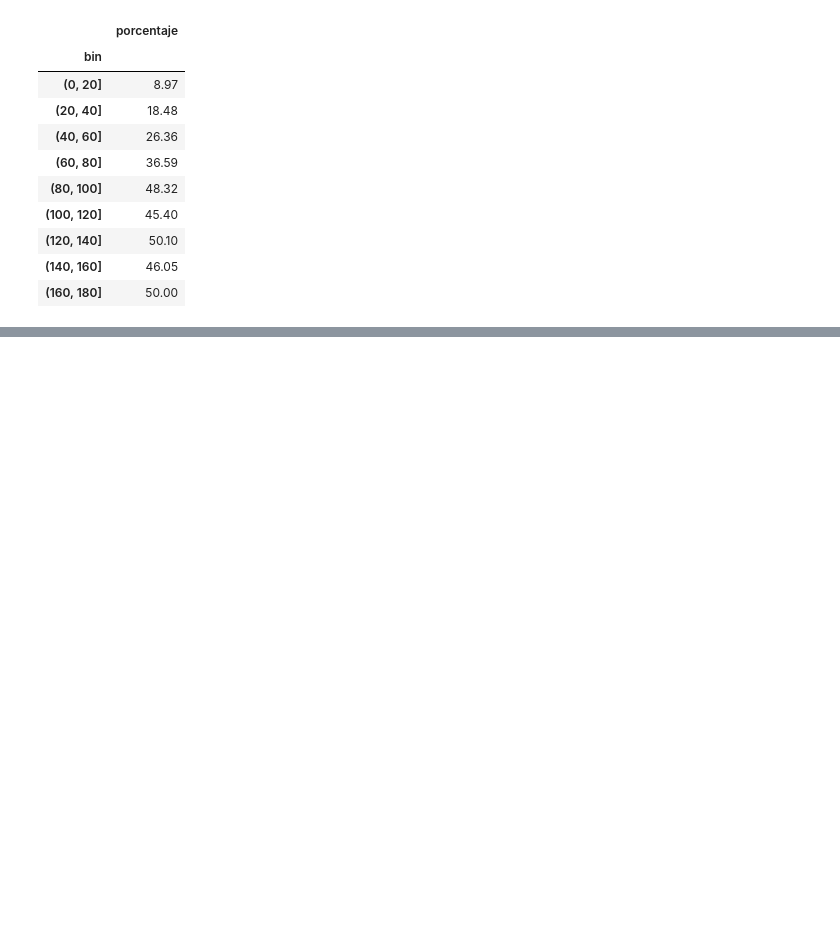
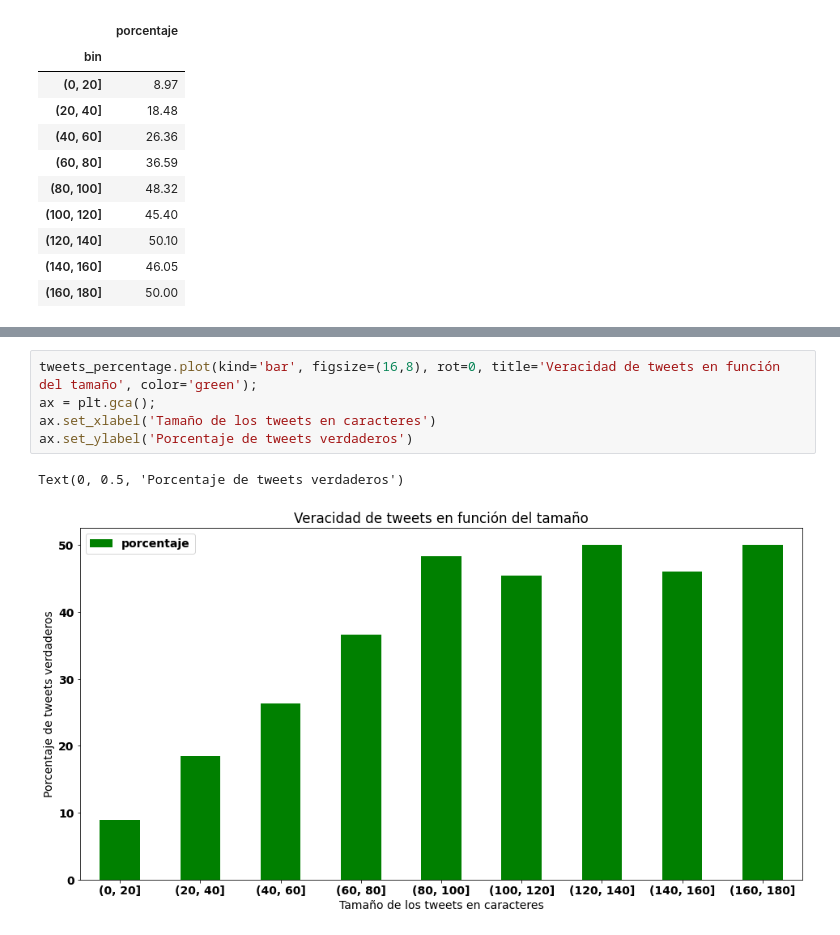
Before and after one commit to JulioCastillo1/TP1-Datos, a Jupyter notebook: TP1-Datos.ipynb, the cells around one changed output, grey strips where cells are left out. Drawn from its saved outputs; the diff is of its cells as text; blank space fills up the shorter version.

```diff
--- a/TP1-Datos.ipynb
+++ b/TP1-Datos.ipynb
@@ -82,0 +89,8 @@ KeyError: 'longitud'
+# %%
+tweets_percentage.plot(kind='bar', figsize=(16,8), rot=0, title='Veracidad de tweets en función del tamaño', color='green');
+ax = plt.gca();
+ax.set_xlabel('Tamaño de los tweets en caracteres')
+ax.set_ylabel('Porcentaje de tweets verdaderos')
+# %% [output]
+Text(0, 0.5, 'Porcentaje de tweets verdaderos')
+[figure, added]
```
Also changed, not shown: parts of 5 cells of this notebook.
